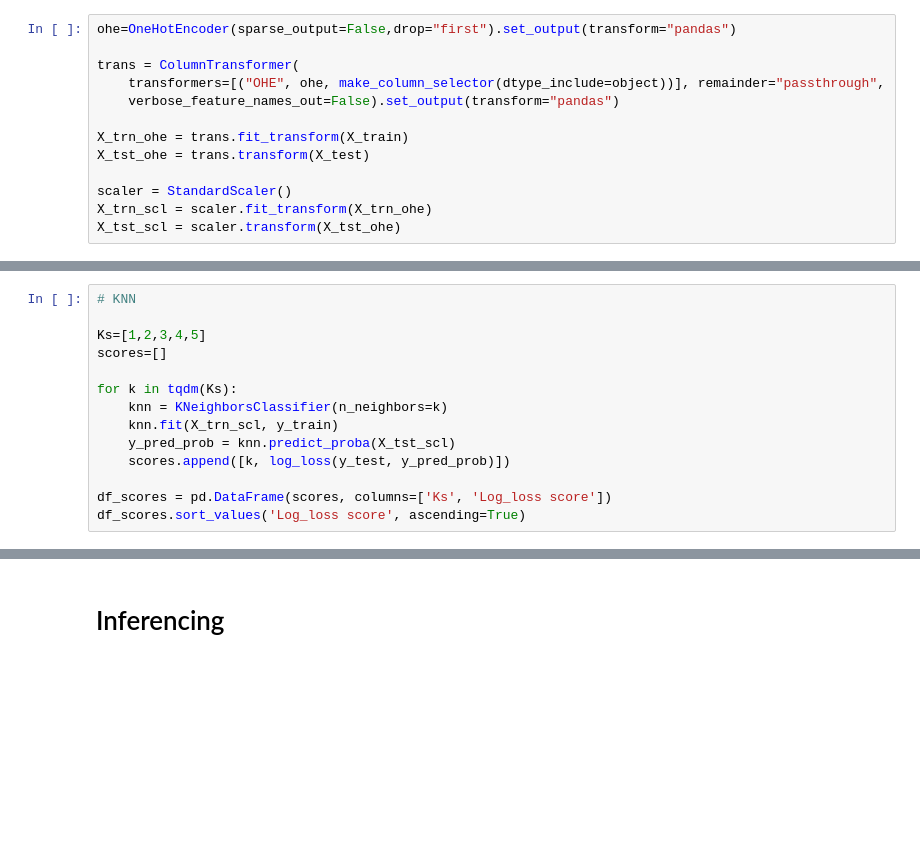
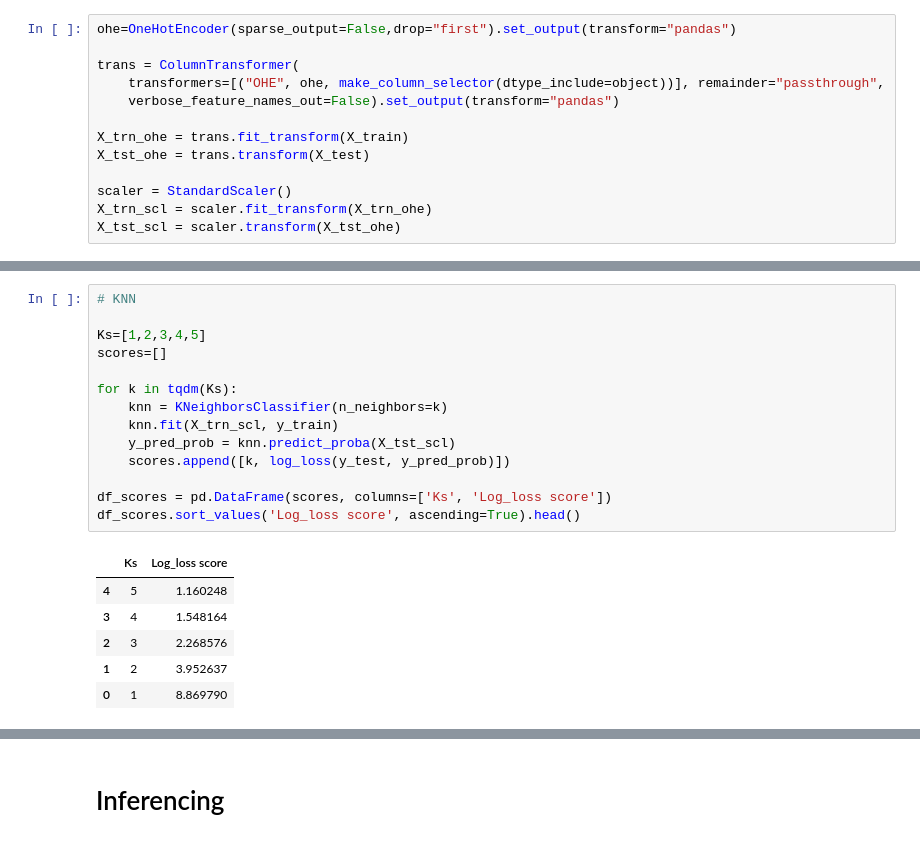
Before and after one commit to AshishMulani/Machine_Learning, a Jupyter notebook: Assignments/8007_8028_Assignment2.ipynb, the cells around one changed output, grey strips where cells are left out. Cells and saved outputs as stored; diff of their text form; blank space fills up the shorter version.

```diff
--- a/Assignments/8007_8028_Assignment2.ipynb
+++ b/Assignments/8007_8028_Assignment2.ipynb
@@ -87,17 +104,24 @@ KeyboardInterrupt:
 # %%
 # KNN
 
 Ks=[1,2,3,4,5]
 scores=[]
 
 for k in tqdm(Ks):
     knn = KNeighborsClassifier(n_neighbors=k)
     knn.fit(X_trn_scl, y_train)
     y_pred_prob = knn.predict_proba(X_tst_scl)
     scores.append([k, log_loss(y_test, y_pred_prob)])
 
 df_scores = pd.DataFrame(scores, columns=['Ks', 'Log_loss score'])
-df_scores.sort_values('Log_loss score', ascending=True)
+df_scores.sort_values('Log_loss score', ascending=True).head()
+# %% [output]
+|  | Ks | Log_loss score |
+| 4 | 5 | 1.160248 |
+| 3 | 4 | 1.548164 |
+| 2 | 3 | 2.268576 |
+| 1 | 2 | 3.952637 |
+| 0 | 1 | 8.869790 |
 # %%
 # Naive Bayes
 
```
Also changed, not shown: parts of 9 cells of this notebook, 1 other file.
